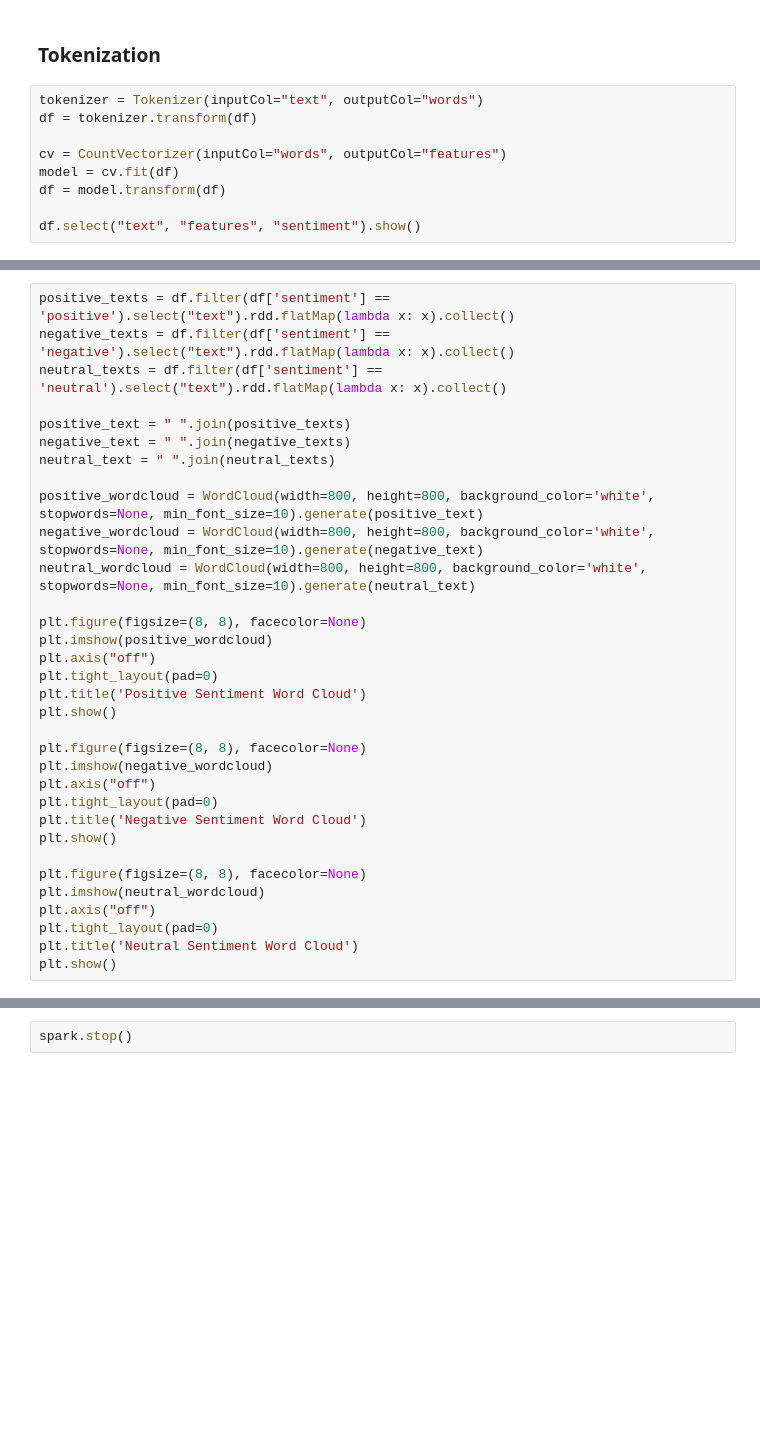
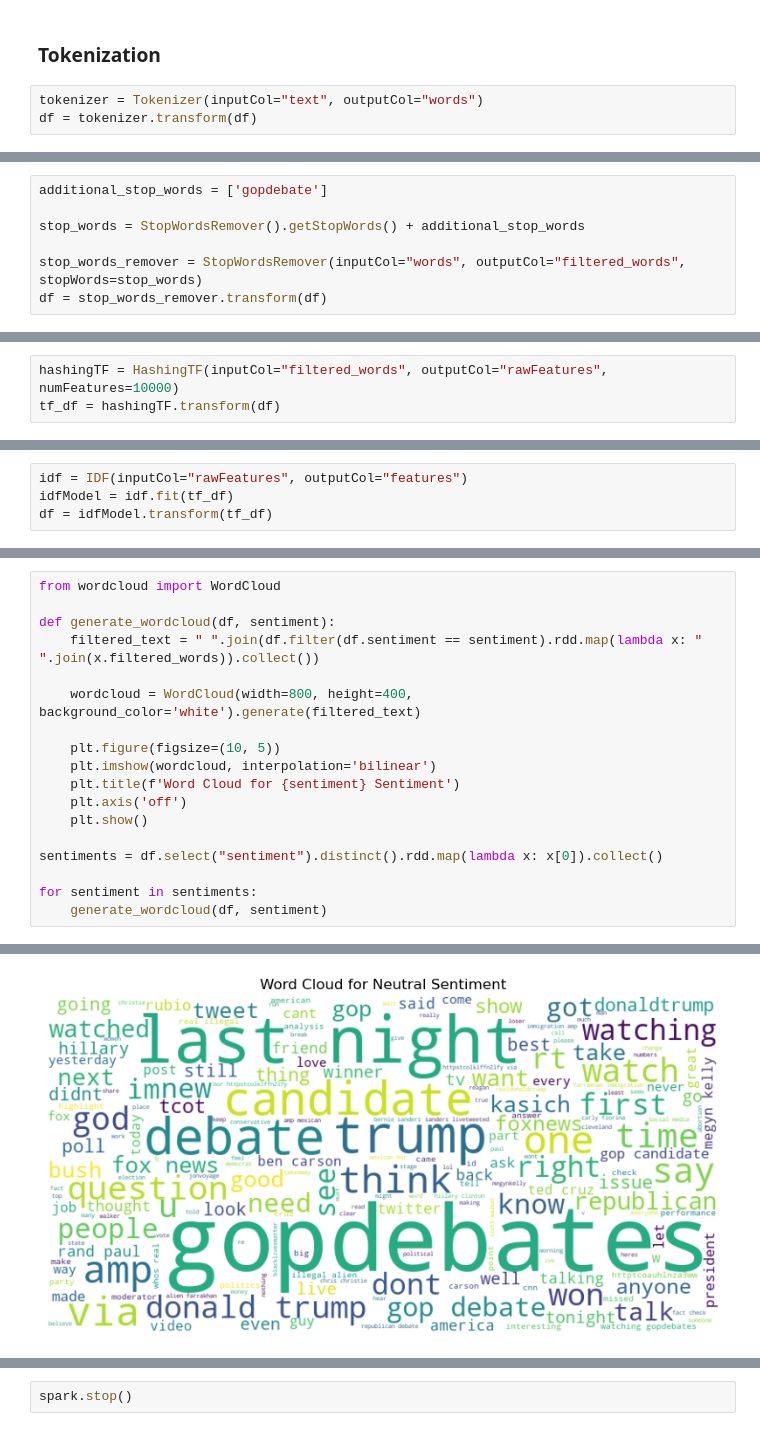
Before and after one commit to ahmedembeddedx/batch-twitter-sentiment-analysis, a Jupyter notebook: src/spark_process.ipynb, the cells around one changed output, grey strips where cells are left out. Saved outputs shown, nothing was run; the diff lists cells and outputs as text; blank space fills up the shorter version.

```diff
--- a/src/spark_process.ipynb
+++ b/src/spark_process.ipynb
@@ -163,9 +174,3 @@ only showing top 5 rows
 # %%
 tokenizer = Tokenizer(inputCol="text", outputCol="words")
 df = tokenizer.transform(df)
-
-cv = CountVectorizer(inputCol="words", outputCol="features")
-model = cv.fit(df)
-df = model.transform(df)
-
-df.select("text", "features", "sentiment").show()
@@ -189,0 +179,7 @@ only showing top 20 rows
+# %%
+additional_stop_words = ['gopdebate']
+
+stop_words = StopWordsRemover().getStopWords() + additional_stop_words
+
+stop_words_remover = StopWordsRemover(inputCol="words", outputCol="filtered_words", stopWords=stop_words)
+df = stop_words_remover.transform(df)
@@ -189,0 +188,3 @@ only showing top 20 rows
+# %%
+hashingTF = HashingTF(inputCol="filtered_words", outputCol="rawFeatures", numFeatures=10000)
+tf_df = hashingTF.transform(df)
@@ -189,0 +193,4 @@ only showing top 20 rows
+# %%
+idf = IDF(inputCol="rawFeatures", outputCol="features")
+idfModel = idf.fit(tf_df)
+df = idfModel.transform(tf_df)
@@ -190,34 +212,19 @@ only showing top 20 rows
 # %%
-positive_texts = df.filter(df['sentiment'] == 'positive').select("text").rdd.flatMap(lambda x: x).collect()
-negative_texts = df.filter(df['sentiment'] == 'negative').select("text").rdd.flatMap(lambda x: x).collect()
-neutral_texts = df.filter(df['sentiment'] == 'neutral').select("text").rdd.flatMap(lambda x: x).collect()
+from wordcloud import WordCloud
 
-positive_text = " ".join(positive_texts)
-negative_text = " ".join(negative_texts)
-neutral_text = " ".join(neutral_texts)
+def generate_wordcloud(df, sentiment):
+    filtered_text = " ".join(df.filter(df.sentiment == sentiment).rdd.map(lambda x: " ".join(x.filtered_words)).collect())
 
-positive_wordcloud = WordCloud(width=800, height=800, background_color='white', stopwords=None, min_font_size=10).generate(positive_text)
-negative_wordcloud = WordCloud(width=800, height=800, background_color='white', stopwords=None, min_font_size=10).generate(negative_text)
-neutral_wordcloud = WordCloud(width=800, height=800, background_color='white', stopwords=None, min_font_size=10).generate(neutral_text)
+    wordcloud = WordCloud(width=800, height=400, background_color='white').generate(filtered_text)
 
-plt.figure(figsize=(8, 8), facecolor=None)
-plt.imshow(positive_wordcloud)
-plt.axis("off")
-plt.tight_layout(pad=0)
-plt.title('Positive Sentiment Word Cloud')
-plt.show()
+    plt.figure(figsize=(10, 5))
+    plt.imshow(wordcloud, interpolation='bilinear')
+    plt.title(f'Word Cloud for {sentiment} Sentiment')
+    plt.axis('off')
+    plt.show()
 
-plt.figure(figsize=(8, 8), facecolor=None)
-plt.imshow(negative_wordcloud)
-plt.axis("off")
-plt.tight_layout(pad=0)
-plt.title('Negative Sentiment Word Cloud')
-plt.show()
+sentiments = df.select("sentiment").distinct().rdd.map(lambda x: x[0]).collect()
 
-plt.figure(figsize=(8, 8), facecolor=None)
-plt.imshow(neutral_wordcloud)
-plt.axis("off")
-plt.tight_layout(pad=0)
-plt.title('Neutral Sentiment Word Cloud')
-plt.show()
+for sentiment in sentiments:
+    generate_wordcloud(df, sentiment)
 # %% [output]
@@ -224,0 +231 @@ ValueError: We need at least 1 word to plot a word cloud, got 0.
+[figure, added]
```
Also changed, not shown: parts of 14 cells of this notebook.
